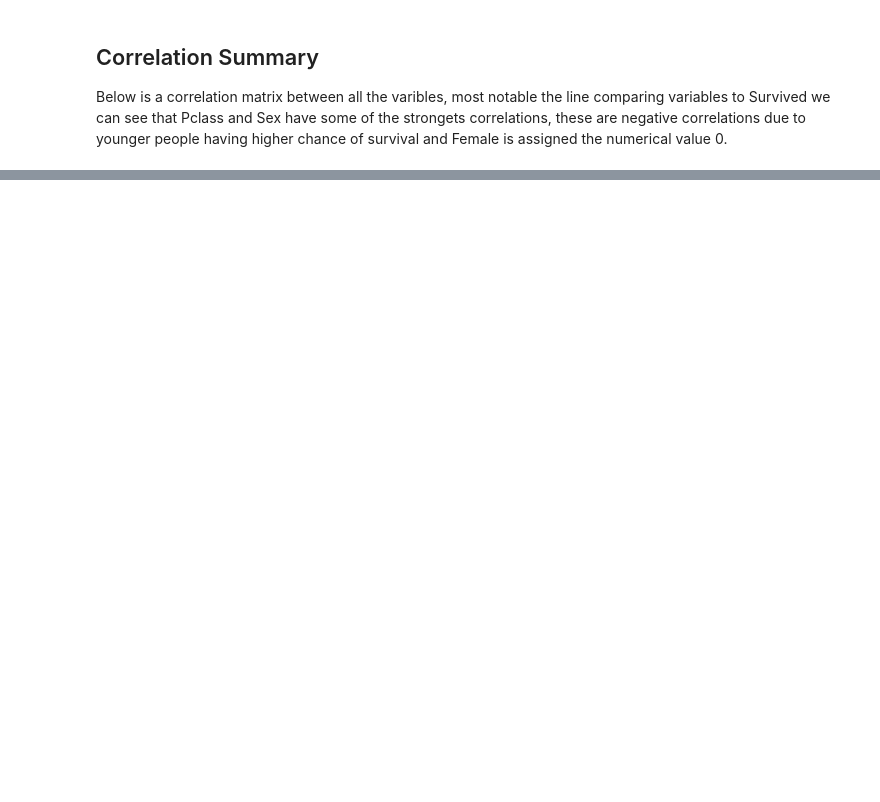
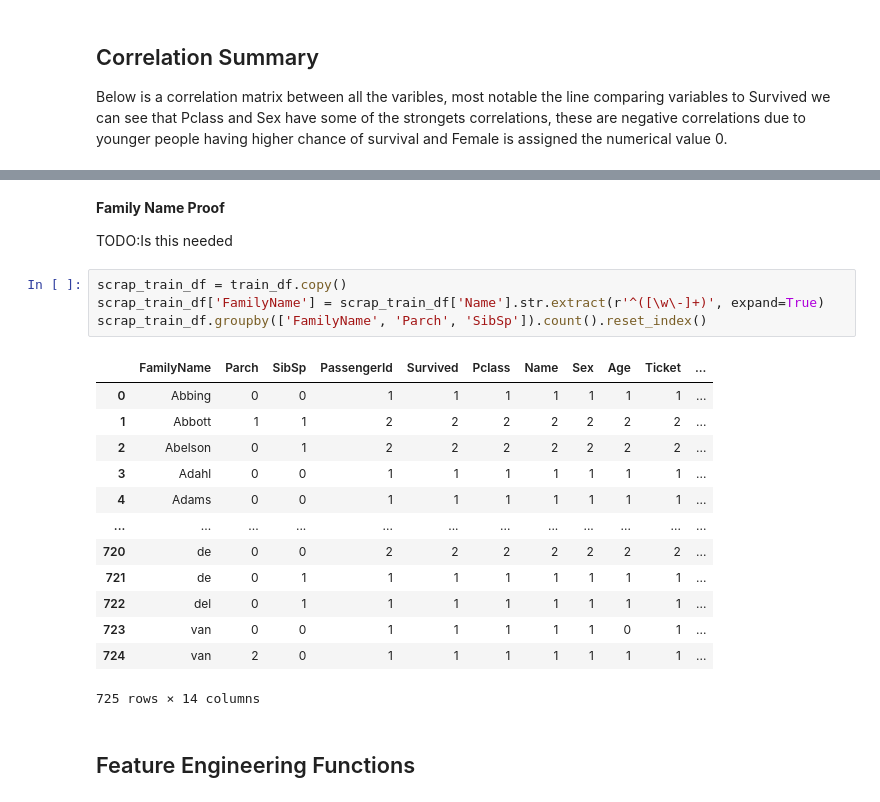
Before and after one commit to SamButterfield/csc8111_machine_learning_coursework, a Jupyter notebook: CSC8111_SB_Titanic_Coursework.ipynb, the cells around one changed output, grey strips where cells are left out. Drawn from its saved outputs; the diff is of its cells as text; blank space fills up the shorter version.

Commit message:
Feature Engineering

```diff
--- a/CSC8111_SB_Titanic_Coursework.ipynb
+++ b/CSC8111_SB_Titanic_Coursework.ipynb
@@ -225,0 +304,24 @@ sns.heatmap(corr, mask=mask, cmap=cmap, vmax=1, vmin=-1, center=0,
+# %% [markdown]
+**Family Name Proof**
+
+TODO:Is this needed
+# %%
+scrap_train_df = train_df.copy()
+scrap_train_df['FamilyName'] = scrap_train_df['Name'].str.extract(r'^([\w\-]+)', expand=True)
+scrap_train_df.groupby(['FamilyName', 'Parch', 'SibSp']).count().reset_index()
+# %% [output]
+|  | FamilyName | Parch | SibSp | PassengerId | Survived | Pclass | Name | Sex | Age | Ticket | ... |
+| 0 | Abbing | 0 | 0 | 1 | 1 | 1 | 1 | 1 | 1 | 1 | ... |
+| 1 | Abbott | 1 | 1 | 2 | 2 | 2 | 2 | 2 | 2 | 2 | ... |
+| 2 | Abelson | 0 | 1 | 2 | 2 | 2 | 2 | 2 | 2 | 2 | ... |
+| 3 | Adahl | 0 | 0 | 1 | 1 | 1 | 1 | 1 | 1 | 1 | ... |
+| 4 | Adams | 0 | 0 | 1 | 1 | 1 | 1 | 1 | 1 | 1 | ... |
+| ... | ... | ... | ... | ... | ... | ... | ... | ... | ... | ... | ... |
+| 720 | de | 0 | 0 | 2 | 2 | 2 | 2 | 2 | 2 | 2 | ... |
+| 721 | de | 0 | 1 | 1 | 1 | 1 | 1 | 1 | 1 | 1 | ... |
+| 722 | del | 0 | 1 | 1 | 1 | 1 | 1 | 1 | 1 | 1 | ... |
+| 723 | van | 0 | 0 | 1 | 1 | 1 | 1 | 1 | 0 | 1 | ... |
+| 724 | van | 2 | 0 | 1 | 1 | 1 | 1 | 1 | 1 | 1 | ... |
+725 rows × 14 columns
+# %% [markdown]
+## Feature Engineering Functions
```
Also changed, not shown: parts of 10 cells of this notebook.
